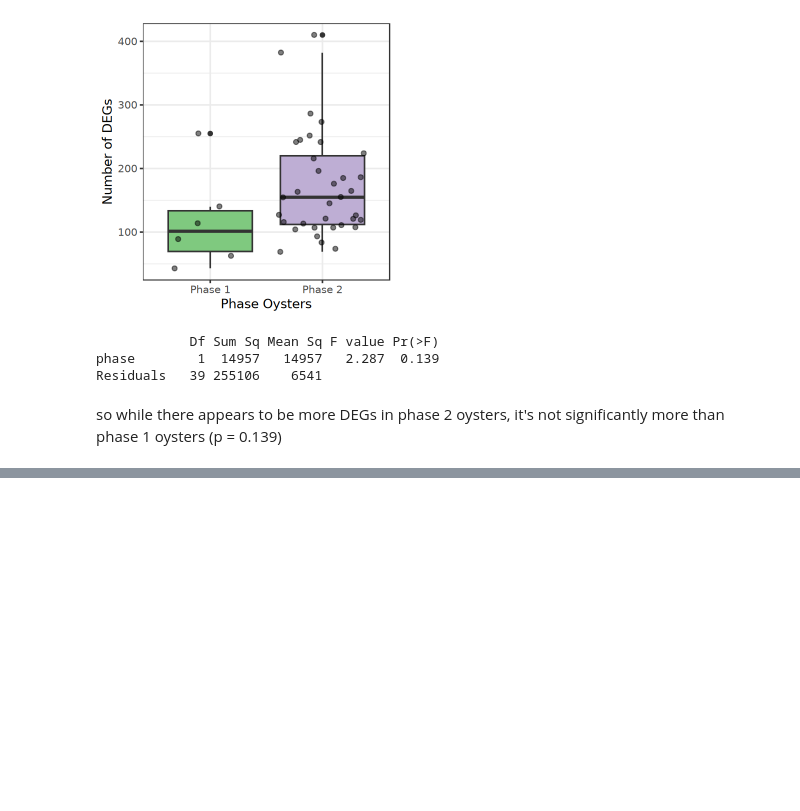
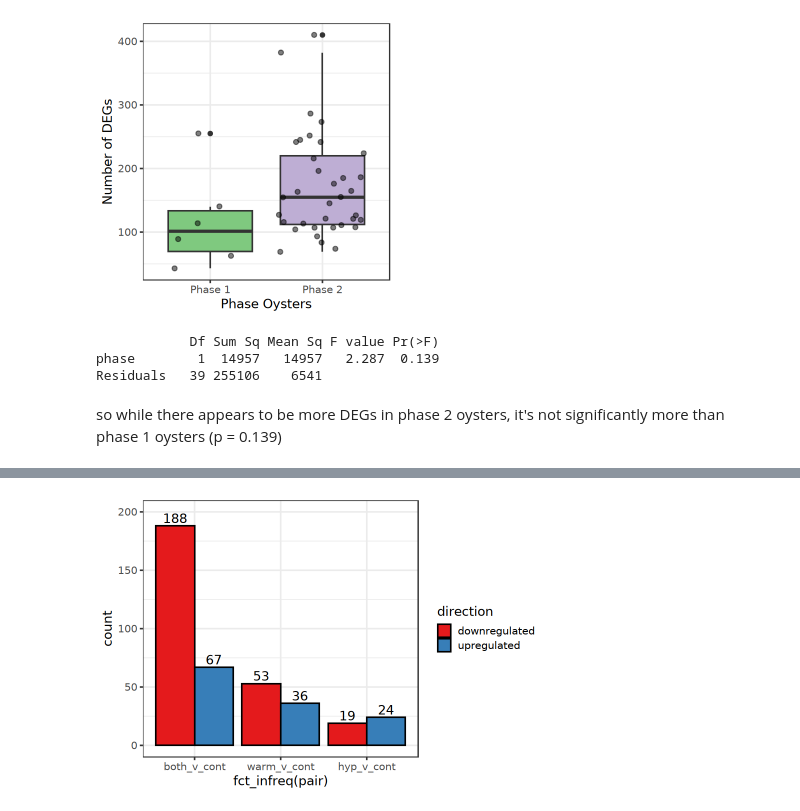
Before and after one commit to jgmcdonough/CE24_RNA-seq, a Jupyter notebook: analysis/diff_expression/deg_plasticity.ipynb, the cells around one changed output, grey strips where cells are left out. Saved outputs shown, nothing was run; the diff lists cells and outputs as text; code cells hidden in the pictures; blank space fills up the shorter version.

Commit message:
add up and down reg for phase 1 oysters

```diff
--- a/analysis/diff_expression/deg_plasticity.ipynb
+++ b/analysis/diff_expression/deg_plasticity.ipynb
@@ -245,0 +264,7 @@ so while there appears to be more DEGs in phase 2 oysters, it's not significantl
+# %%
+p1_vs.c <- deg.all[grepl('cont', deg.all$pair),] %>%
+# denote up- or down-regulated compared to control
+mutate(direction = case_when(
+DEG_group == 'C' ~ 'downregulated',
+    .default = 'upregulated'))
+head(p1_vs.c)
@@ -245,0 +281,16 @@ so while there appears to be more DEGs in phase 2 oysters, it's not significantl
+# %%
+options(repr.plot.height = 5, repr.plot.width = 7.5)
+
+ggplot(p1_vs.c, aes(x = fct_infreq(pair), fill = direction)) +
+geom_bar(stat = 'count', col = 'black', position = 'dodge') +
+scale_fill_brewer(palette = 'Set1') +
+geom_text(
+    stat = "count",
+    aes(label = after_stat(count)),
+    position = position_dodge(width = 0.9),
+    vjust = -0.3
+  ) +
+ylim(0, 200) +
+theme_bw(base_size = 15)
+# %% [output]
+[figure, added]
```
Also changed, not shown: parts of 6 cells of this notebook.
